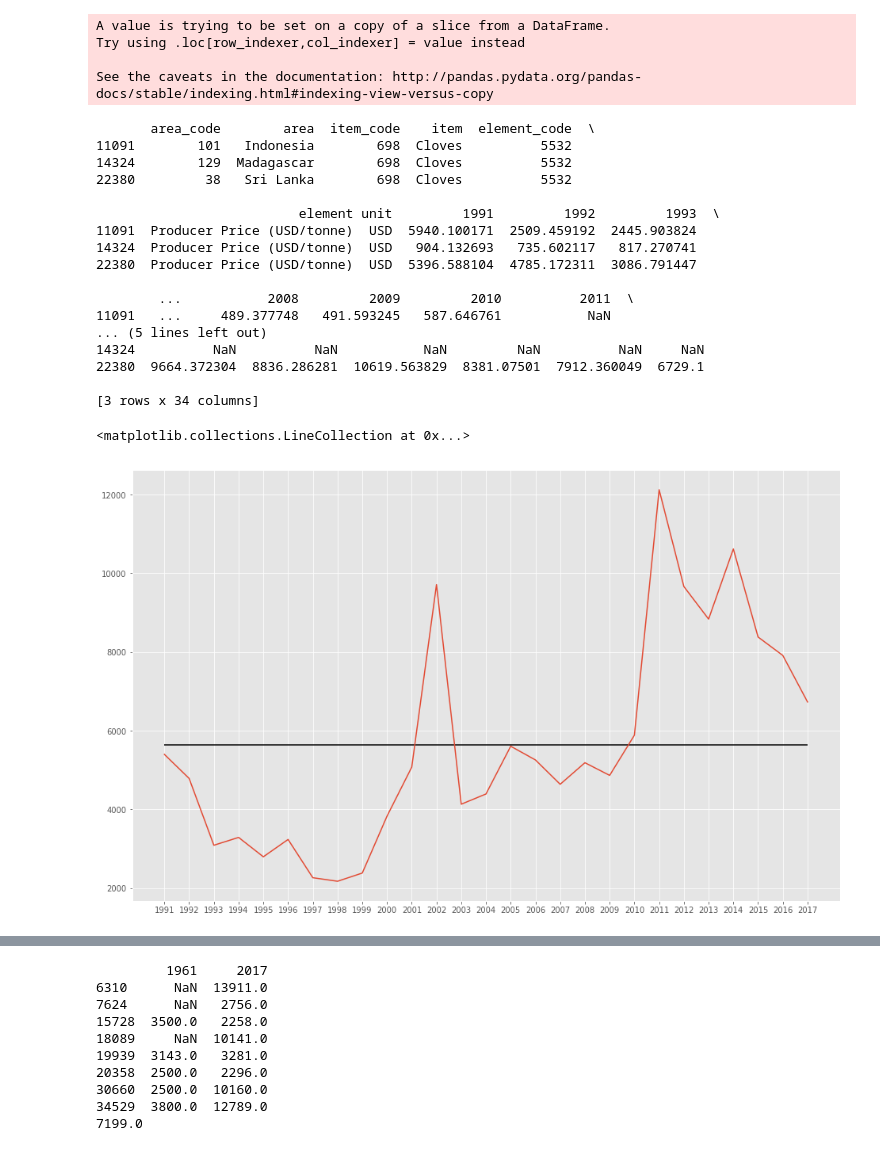
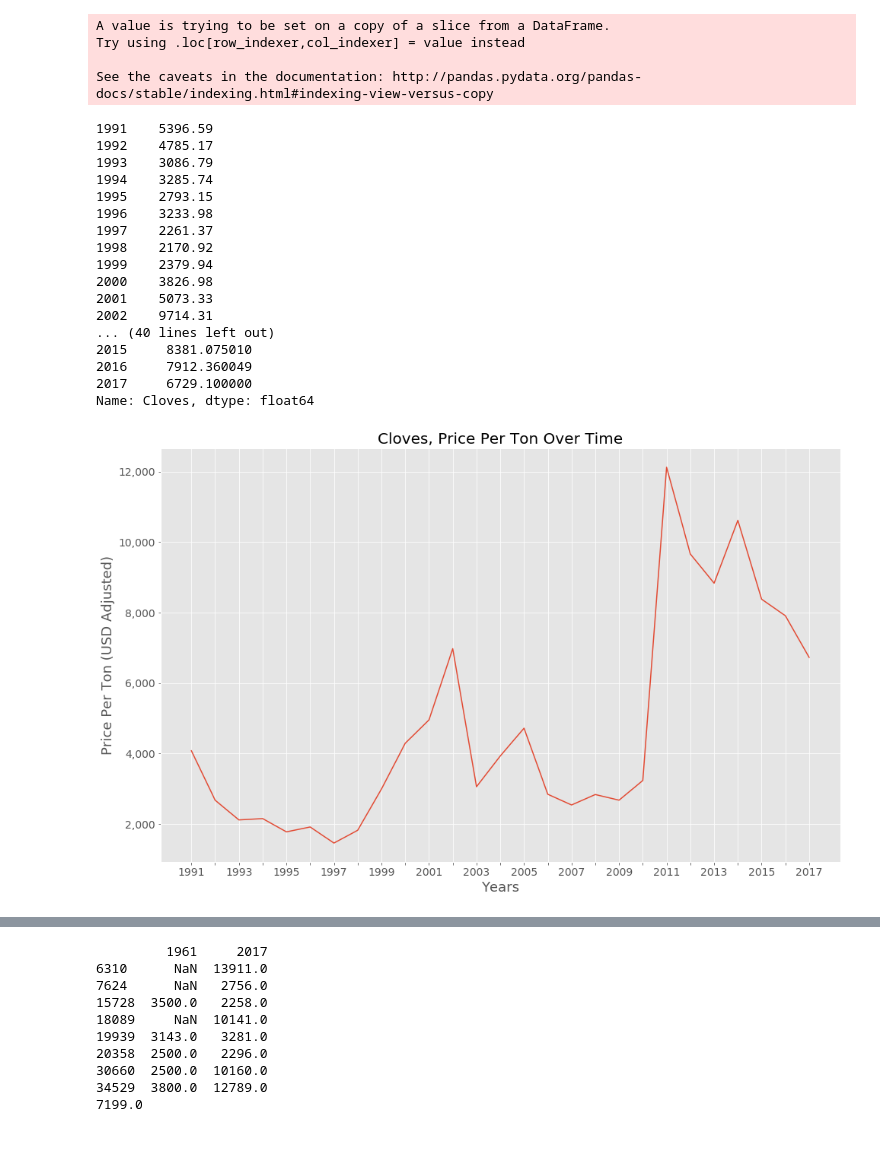
Before and after one commit to alyserecord/agricultural_yield, a Jupyter notebook: src/Hypotest.ipynb, the cells around one changed output, grey strips where cells are left out. Saved outputs shown, nothing was run; the diff lists cells and outputs as text; code cells hidden in the pictures.

Commit message:
new image

```diff
--- a/src/Hypotest.ipynb
+++ b/src/Hypotest.ipynb
@@ -42,36 +42,55 @@ df = clean_columns(df)
 df = remove_flags(df)
 usd = get_USD_prices(df,'Cloves')
 adjusted = adjust_prices(usd)
-print(adjusted)
+adjusted.head()
+print(adjusted.iloc[2,7:])
+
+grouped = adjusted.groupby('item')
+print(grouped.mean().iloc[0,3:])
 # %% [output]
 A value is trying to be set on a copy of a slice from a DataFrame.
 Try using .loc[row_indexer,col_indexer] = value instead
 
 See the caveats in the documentation: http://pandas.pydata.org/pandas-docs/stable/indexing.html#indexing-view-versus-copy
-       area_code        area  item_code    item  element_code  \
-11091        101   Indonesia        698  Cloves          5532
-14324        129  Madagascar        698  Cloves          5532
-22380         38   Sri Lanka        698  Cloves          5532
-
-                          element unit         1991         1992         1993  \
-11091  Producer Price (USD/tonne)  USD  5940.100171  2509.459192  2445.903824
-14324  Producer Price (USD/tonne)  USD   904.132693   735.602117   817.270741
-22380  Producer Price (USD/tonne)  USD  5396.588104  4785.172311  3086.791447
-
-        ...           2008         2009         2010          2011  \
-11091   ...     489.377748   491.593245   587.646761           NaN
-... (5 lines left out)
-14324          NaN          NaN           NaN         NaN          NaN     NaN
-22380  9664.372304  8836.286281  10619.563829  8381.07501  7912.360049  6729.1
-
-[3 rows x 34 columns]
+1991    5396.59
+1992    4785.17
+1993    3086.79
+1994    3285.74
+1995    2793.15
+1996    3233.98
+1997    2261.37
+1998    2170.92
+1999    2379.94
+2000    3826.98
+2001    5073.33
+2002    9714.31
+... (40 lines left out)
+2015     8381.075010
+2016     7912.360049
+2017     6729.100000
+Name: Cloves, dtype: float64
-# %%
-fig,ax = plt.subplots(figsize=(16,10))
-plt.plot(adjusted.iloc[2,7:])
-plt.hlines(np.mean(adjusted.iloc[2,7:]),xmin=0,xmax=26)
-# %% [output]
-<matplotlib.collections.LineCollection at 0x...>
-[figure, removed]
+# %%
+import matplotlib as mpl
+fig,ax = plt.subplots(figsize=(16,10))
+grouped = adjusted.groupby('item')
+grouped.mean().iloc[:,3:]
+# plt.plot(adjusted.iloc[2,7:])
+plt.plot(grouped.mean().iloc[0,3:])
+n = 2
+for index, label in enumerate(ax.xaxis.get_ticklabels()):
+    if index % n != 0:
+        label.set_visible(False)
+for label in ax.get_yticklabels():
+    label.set_fontsize(14)
+for label in ax.get_xticklabels():
+    label.set_fontsize(14)
+ax.set_title('Cloves, Price Per Ton Over Time',size=20)
+ax.set_ylabel('Price Per Ton (USD Adjusted)',size=18)
+ax.set_xlabel('Years',size=18)
+ax.yaxis.set_major_formatter(mpl.ticker.StrMethodFormatter('{x:,.0f}'))
+plt.savefig('../images/clovesprice.png')
+# %% [output]
+[figure, added]
 # %%
 adjusted.iloc[:,7:]
 # %% [output]
```
Also changed, not shown: 1 other file.
